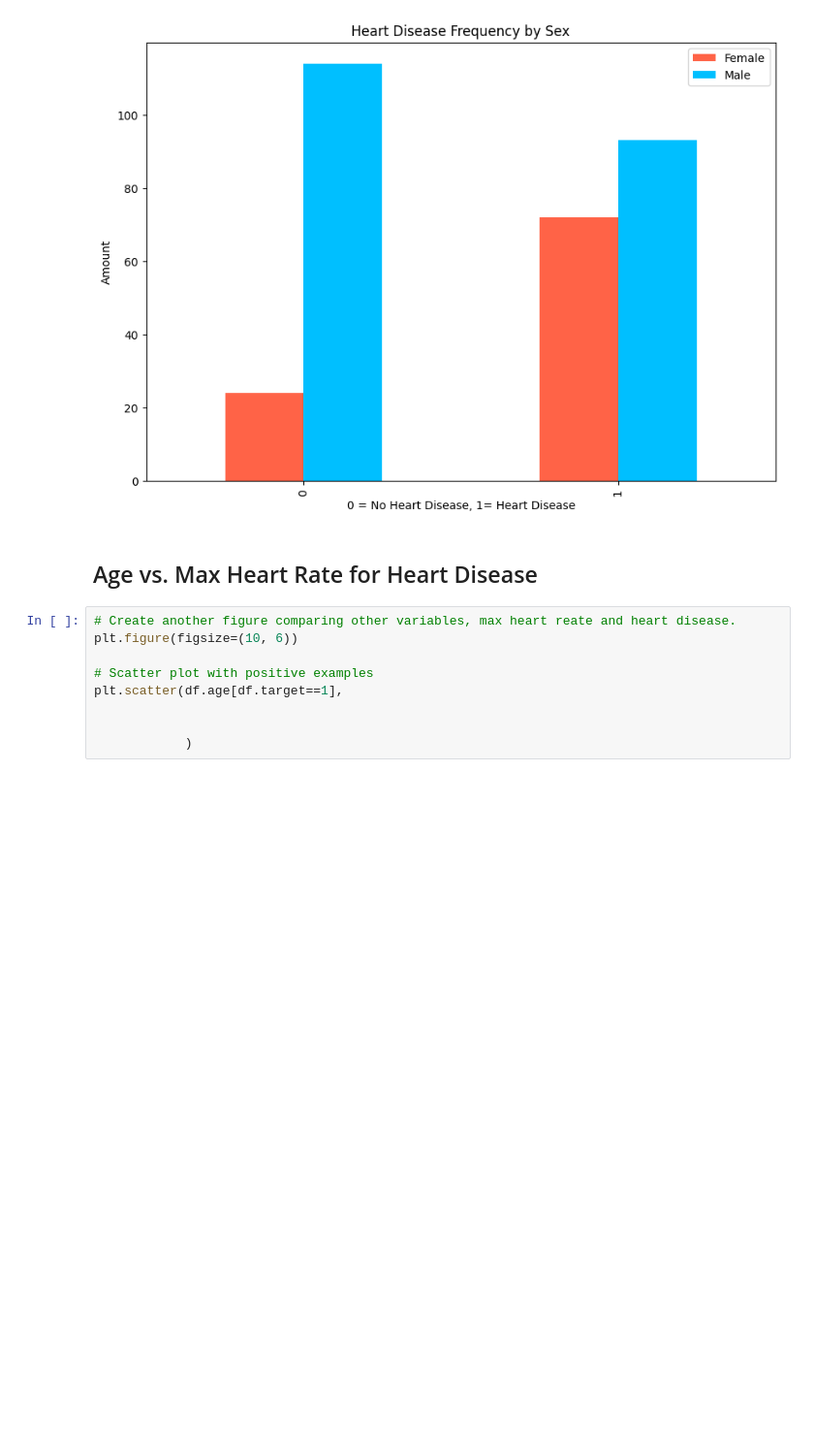
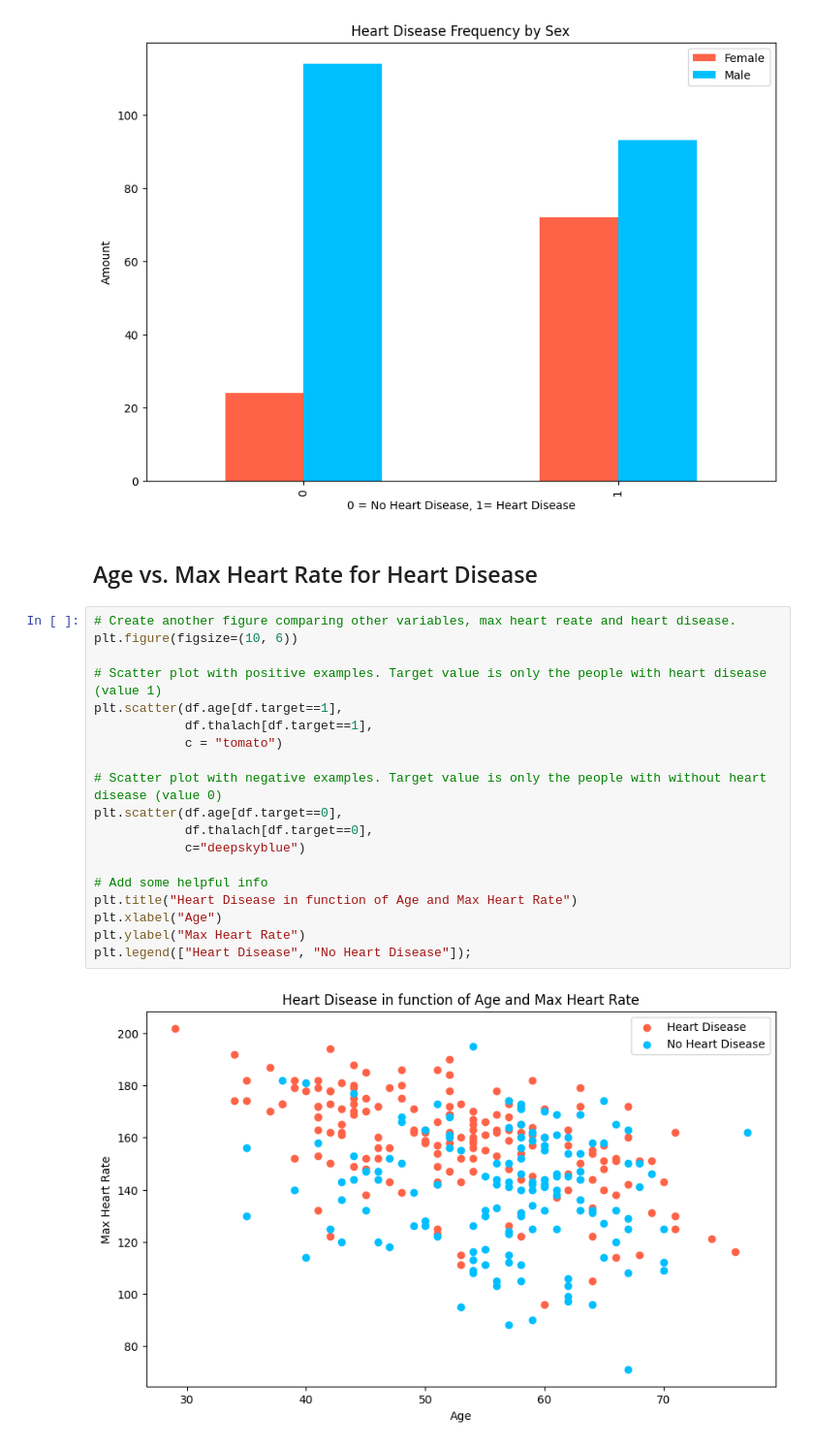
Before and after one commit to hmblackwood/Heart_Disease_Project, a Jupyter notebook: Heart_Disease_Project.ipynb, the cells around one changed output. Shown at 97% size. Saved outputs shown, nothing was run; the diff lists cells and outputs as text; blank space fills up the shorter version.

```diff
--- a/Heart_Disease_Project.ipynb
+++ b/Heart_Disease_Project.ipynb
@@ -239,12 +239,24 @@ plt.legend(["Female", "Male"]);
 [figure]
 # %% [markdown]
 ## Age vs. Max Heart Rate for Heart Disease
-# %%
-# Create another figure comparing other variables, max heart reate and heart disease.
-plt.figure(figsize=(10, 6))
-
-# Scatter plot with positive examples
-plt.scatter(df.age[df.target==1],
-
-
-            )
+# %%
+# Create another figure comparing other variables, max heart reate and heart disease.
+plt.figure(figsize=(10, 6))
+
+# Scatter plot with positive examples. Target value is only the people with heart disease (value 1)
+plt.scatter(df.age[df.target==1],
+            df.thalach[df.target==1],
+            c = "tomato")
+
+# Scatter plot with negative examples. Target value is only the people with without heart disease (value 0)
+plt.scatter(df.age[df.target==0],
+            df.thalach[df.target==0],
+            c="deepskyblue")
+
+# Add some helpful info
+plt.title("Heart Disease in function of Age and Max Heart Rate")
+plt.xlabel("Age")
+plt.ylabel("Max Heart Rate")
+plt.legend(["Heart Disease", "No Heart Disease"]);
+# %% [output]
+[figure, added]
```
Also changed, not shown: parts of 21 cells of this notebook.
